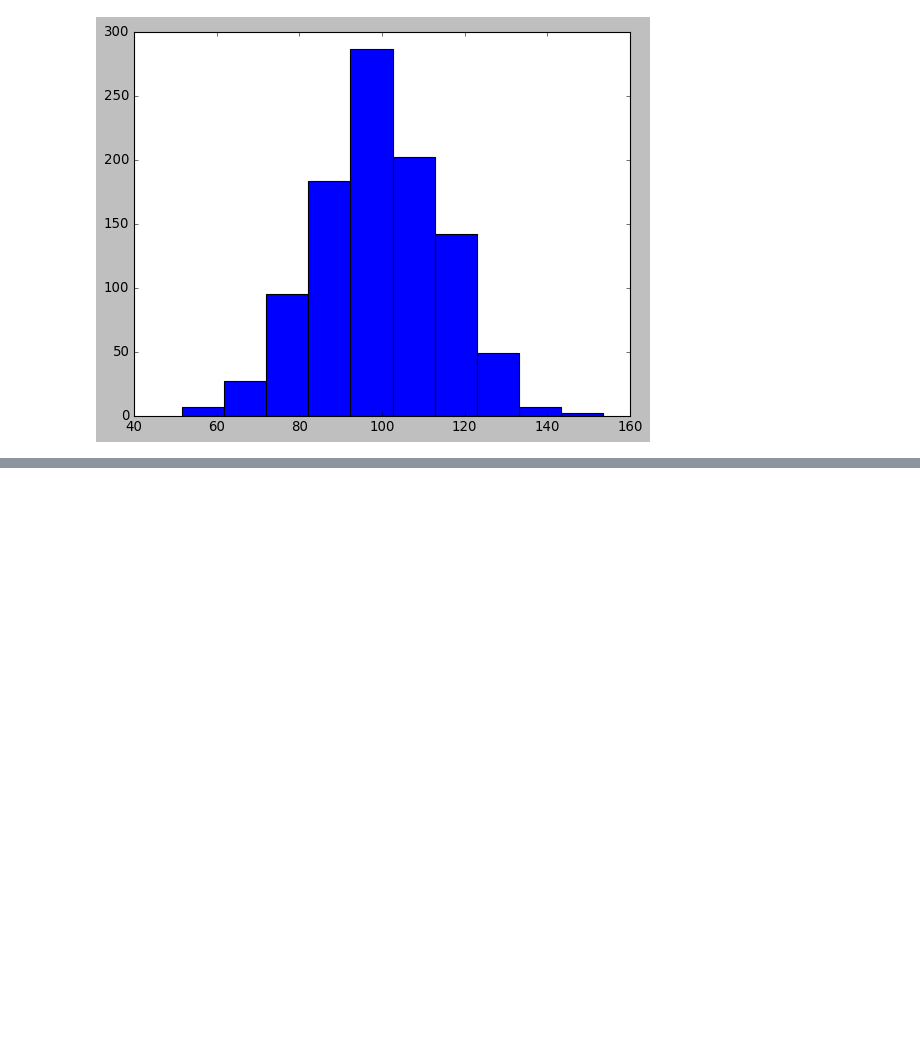
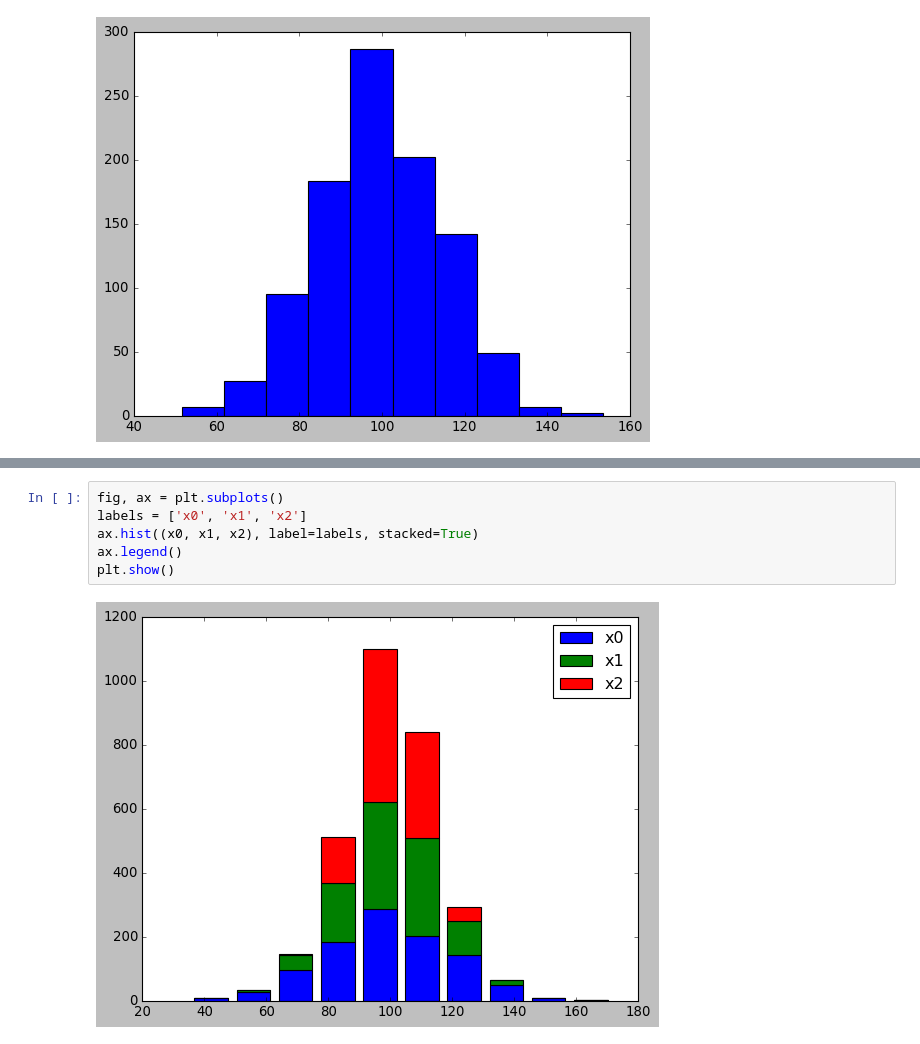
Before and after one commit to ryotaro-45123/python-data-analysis, a Jupyter notebook: matplotlib.ipynb, the cells around one changed output, grey strips where cells are left out. Drawn from its saved outputs; the diff is of its cells as text; blank space fills up the shorter version.

```diff
--- a/matplotlib.ipynb
+++ b/matplotlib.ipynb
@@ -196,0 +236,8 @@ plt.show()
+# %%
+fig, ax = plt.subplots()
+labels = ['x0', 'x1', 'x2']
+ax.hist((x0, x1, x2), label=labels, stacked=True)
+ax.legend()
+plt.show()
+# %% [output]
+[figure, added]
```
Also changed, not shown: parts of 23 cells of this notebook.
